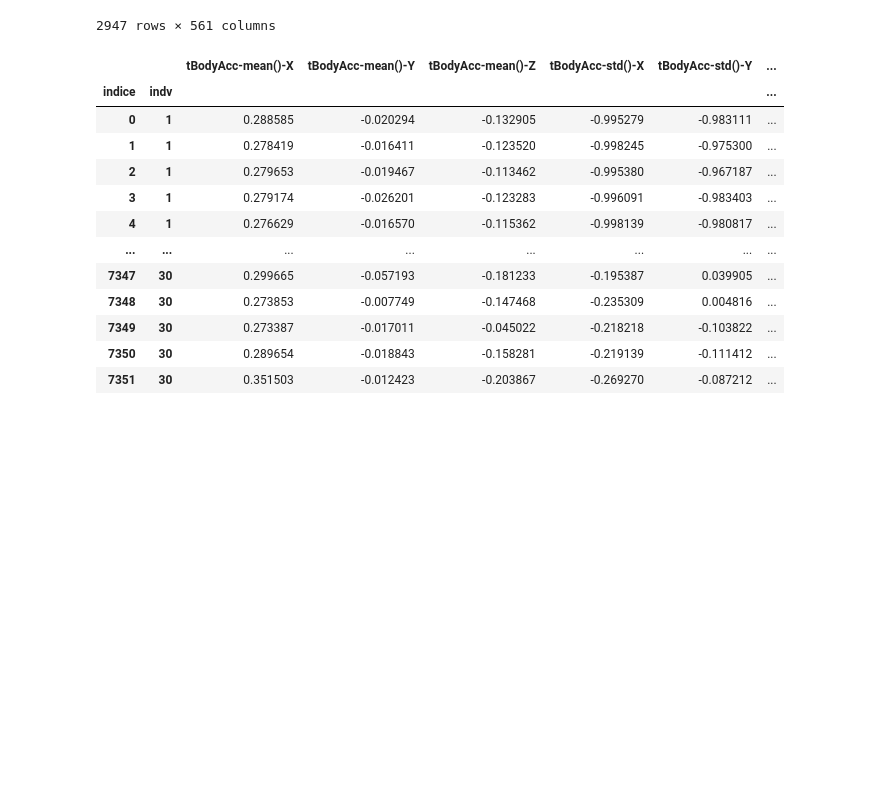
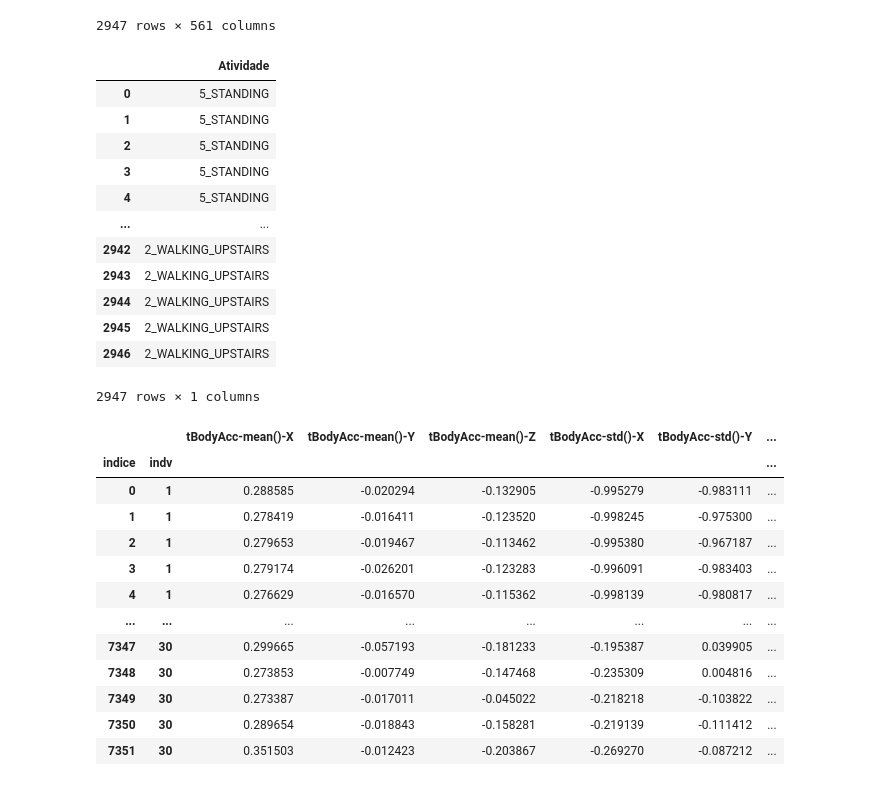
Before and after one commit to marceloaires7/EBAC-Aulas, a Jupyter notebook: Modulo17/Exercício_Cientista_de_dados_Módulo17/Exercício 2/Exercicio2.ipynb, the cells around one changed output. Cells and saved outputs as stored; diff of their text form; code cells hidden in the pictures; blank space fills up the shorter version.

```diff
--- a/Modulo17/Exercício_Cientista_de_dados_Módulo17/Exercício 2/Exercicio2.ipynb
+++ b/Modulo17/Exercício_Cientista_de_dados_Módulo17/Exercício 2/Exercicio2.ipynb
@@ -37,4 +39,21 @@ X_test
 | 2945 | 16 | 0.237594 | 0.018467 | -0.096499 | -0.323114 | -0.229775 | ... |
 | 2946 | 16 | 0.153627 | -0.018437 | -0.137018 | -0.330046 | -0.195253 | ... |
 2947 rows × 561 columns
+# %%
+y_test = pd.read_csv("./output/y_test.csv", index_col=0)
+y_test
+# %% [output]
+|  | Atividade |
+| 0 | 5_STANDING |
+| 1 | 5_STANDING |
+| 2 | 5_STANDING |
+| 3 | 5_STANDING |
+| 4 | 5_STANDING |
+| ... | ... |
+| 2942 | 2_WALKING_UPSTAIRS |
+| 2943 | 2_WALKING_UPSTAIRS |
+| 2944 | 2_WALKING_UPSTAIRS |
+| 2945 | 2_WALKING_UPSTAIRS |
+| 2946 | 2_WALKING_UPSTAIRS |
+2947 rows × 1 columns
 # %%
```
Also changed, not shown: parts of 6 cells of this notebook, 6 other files.
